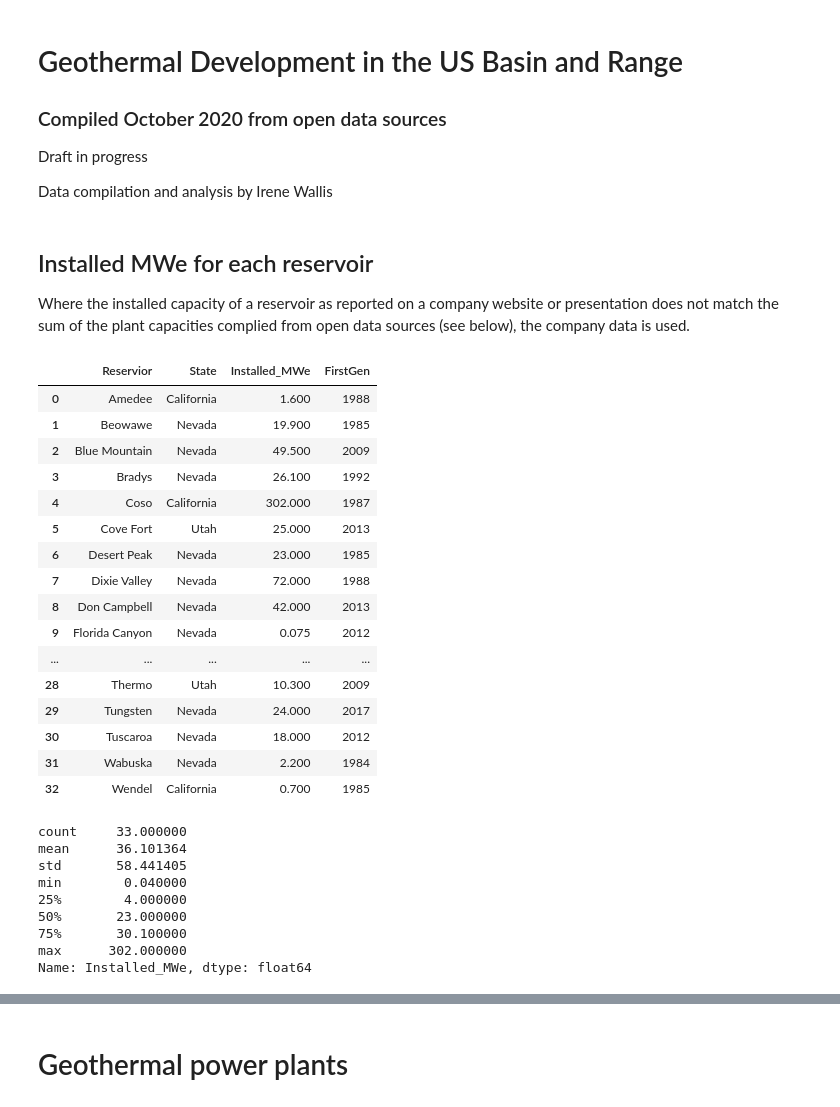
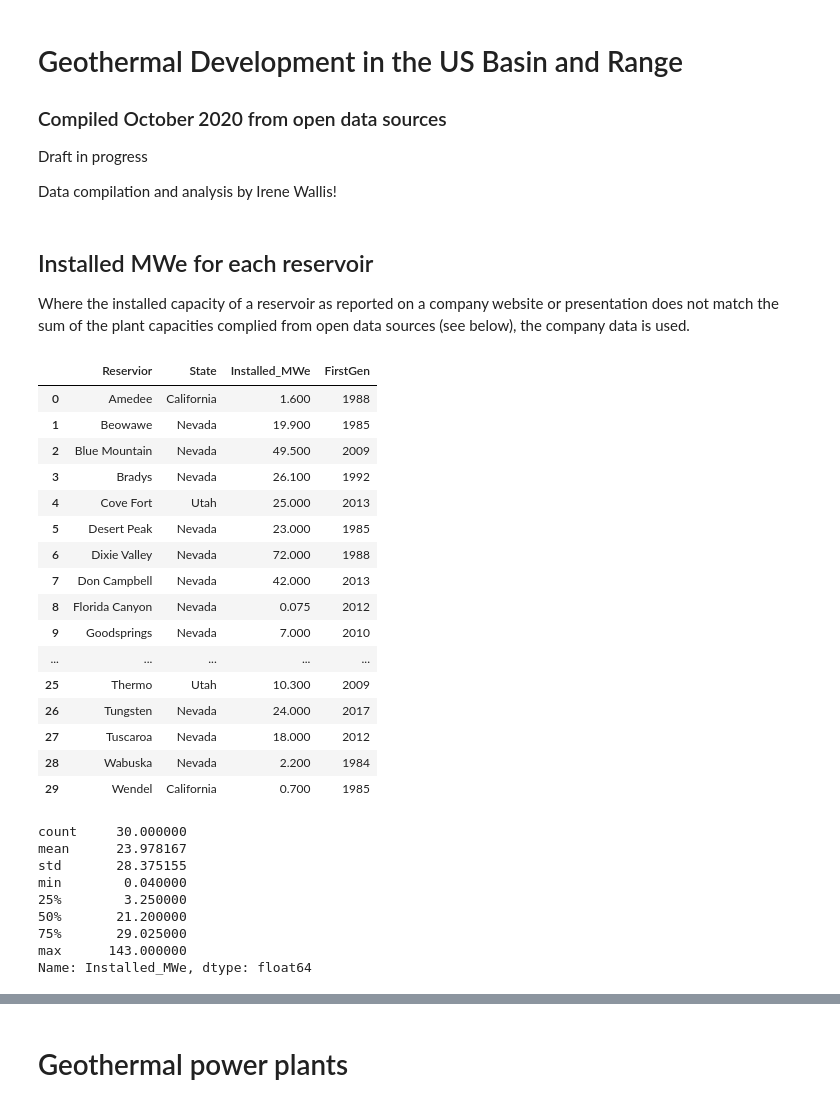
Before and after one commit to ICWallis/geothermal-cookbook, a Jupyter notebook: development-US-Basin-and-Range.ipynb, the cells around one changed output, grey strips where cells are left out. Drawn from its saved outputs; the diff is of its cells as text; code cells hidden in the pictures.

```diff
--- a/development-US-Basin-and-Range.ipynb
+++ b/development-US-Basin-and-Range.ipynb
@@ -5,7 +5,9 @@
 
 Draft in progress
 
-Data compilation and analysis by Irene Wallis
+
+
+Data compilation and analysis by Irene Wallis!
 # %%
 import pandas as pd
 from matplotlib import pyplot as plt
@@ -15,38 +17,40 @@ import seaborn as sns
 ## Installed MWe for each reservoir
 
 Where the installed capacity of a reservoir as reported on a company website or presentation does not match the sum of the plant capacities complied from open data sources (see below), the company data is used.
-# %%
-reserviors = pd.read_csv(r'development-byreservoir.csv')
-reserviors
-# %% [output]
-|  | Reservior | State | Installed_MWe | FirstGen |
-| 0 | Amedee | California | 1.600 | 1988 |
-| 1 | Beowawe | Nevada | 19.900 | 1985 |
-| 2 | Blue Mountain | Nevada | 49.500 | 2009 |
-| 3 | Bradys | Nevada | 26.100 | 1992 |
-| 4 | Coso | California | 302.000 | 1987 |
-| 5 | Cove Fort | Utah | 25.000 | 2013 |
-| 6 | Desert Peak | Nevada | 23.000 | 1985 |
-| 7 | Dixie Valley | Nevada | 72.000 | 1988 |
-| 8 | Don Campbell | Nevada | 42.000 | 2013 |
-| 9 | Florida Canyon | Nevada | 0.075 | 2012 |
-| ... | ... | ... | ... | ... |
-| 28 | Thermo | Utah | 10.300 | 2009 |
-| 29 | Tungsten | Nevada | 24.000 | 2017 |
-| 30 | Tuscaroa | Nevada | 18.000 | 2012 |
-| 31 | Wabuska | Nevada | 2.200 | 1984 |
-| 32 | Wendel | California | 0.700 | 1985 |
+# %%
+#reserviors = pd.read_csv(r'development-byreservoir.csv')
+reserviors = pd.read_csv(r'development-byreservoir-trimmed.csv')
+# may need to re-include Steamboat in trimmed?
+reserviors
+# %% [output]
+|  | Reservior | State | Installed_MWe | FirstGen |
+| 0 | Amedee | California | 1.600 | 1988 |
+| 1 | Beowawe | Nevada | 19.900 | 1985 |
+| 2 | Blue Mountain | Nevada | 49.500 | 2009 |
+| 3 | Bradys | Nevada | 26.100 | 1992 |
+| 4 | Cove Fort | Utah | 25.000 | 2013 |
+| 5 | Desert Peak | Nevada | 23.000 | 1985 |
+| 6 | Dixie Valley | Nevada | 72.000 | 1988 |
+| 7 | Don Campbell | Nevada | 42.000 | 2013 |
+| 8 | Florida Canyon | Nevada | 0.075 | 2012 |
+| 9 | Goodsprings | Nevada | 7.000 | 2010 |
+| ... | ... | ... | ... | ... |
+| 25 | Thermo | Utah | 10.300 | 2009 |
+| 26 | Tungsten | Nevada | 24.000 | 2017 |
+| 27 | Tuscaroa | Nevada | 18.000 | 2012 |
+| 28 | Wabuska | Nevada | 2.200 | 1984 |
+| 29 | Wendel | California | 0.700 | 1985 |
 # %%
 reserviors['Installed_MWe'].describe()
 # %% [output]
-count     33.000000
-mean      36.101364
-std       58.441405
+count     30.000000
+mean      23.978167
+std       28.375155
 min        0.040000
-25%        4.000000
-50%       23.000000
-75%       30.100000
-max      302.000000
+25%        3.250000
+50%       21.200000
+75%       29.025000
+max      143.000000
 Name: Installed_MWe, dtype: float64
 # %%
 plt.figure(
```
Also changed, not shown: parts of 10 cells of this notebook.
